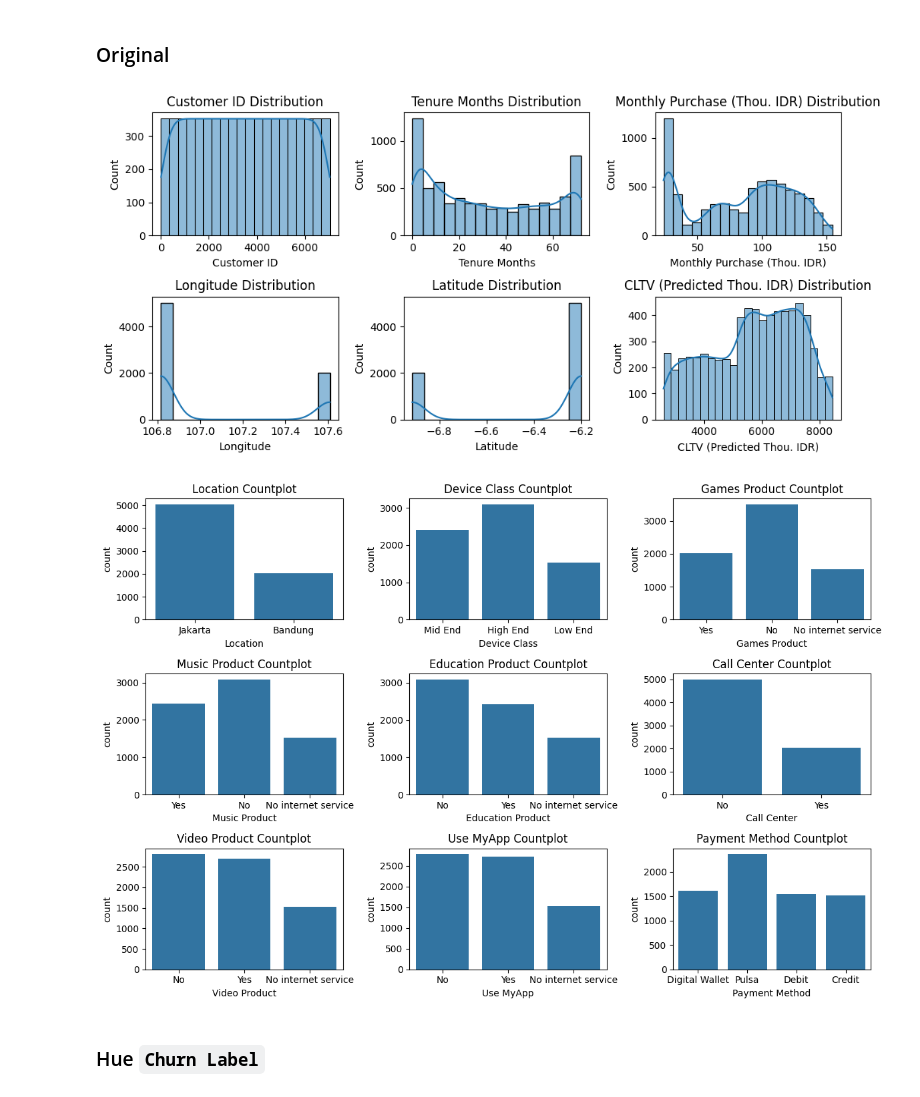
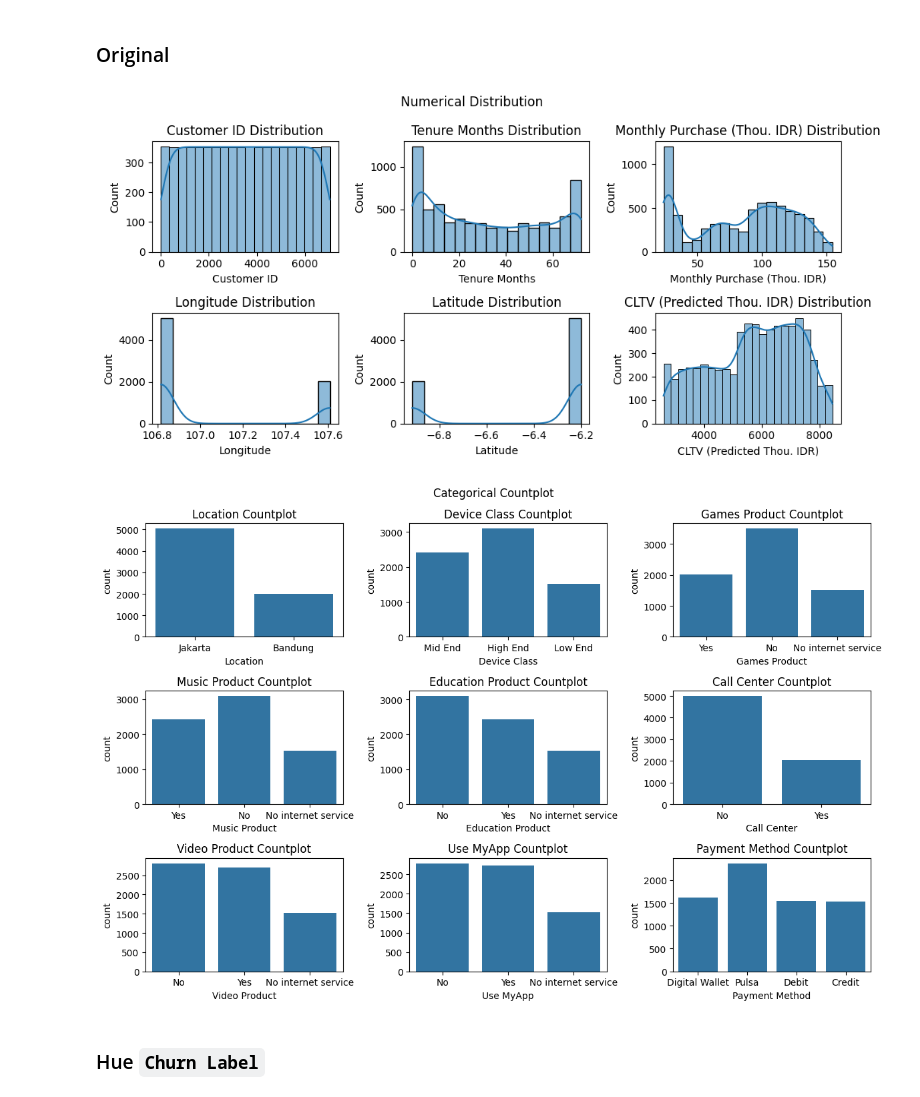
Before and after one commit to marcellinus-witarsah/data-challenge-dsw-2023, a Jupyter notebook: notebooks/03_churn_model.ipynb, the cells around one changed output. Drawn from its saved outputs; the diff is of its cells as text; code cells hidden in the pictures.

Commit message:
Run visualization code for presentation

```diff
--- a/notebooks/03_churn_model.ipynb
+++ b/notebooks/03_churn_model.ipynb
@@ -73,16 +73,17 @@ Around `Rp180,870,800.00` stripped out from the company's monthly income.
 # %%
 numerical_columns = df.select_dtypes(include=[int, float]).columns
 fig, ax = plt.subplots(nrows=int(len(numerical_columns)//3), ncols=3, figsize=(10, 5))
 
 i = 0 # for accessing array of column names
 for rows in ax: # access rows of subplots
     for col in rows: # access column inside subplot rows
         sns.histplot(data=df, x=numerical_columns[i], kde=True, ax=col)
         col.set_title(f"{numerical_columns[i]} Distribution")
         i+=1
+fig.suptitle("Numerical Distribution")
 fig.tight_layout()
 # %% [output]
-[figure, old version]
+[figure, new version]
 # %%
 numerical_columns = df.select_dtypes(include=[object]).columns
 fig, ax = plt.subplots(nrows=int(len(numerical_columns)//3), ncols=3, figsize=(12, 8))
@@ -93,9 +94,10 @@ for rows in ax: # access rows of subplots
         sns.countplot(data=df,x=numerical_columns[i], ax=col)
         col.set_title(f"{numerical_columns[i]} Countplot")
         i+=1
+fig.suptitle("Categorical Countplot")
 fig.tight_layout()
 # %% [output]
-[figure, old version]
+[figure, new version]
 # %% [markdown]
 ### Hue `Churn Label`
 # %%
```
Also changed, not shown: 1 other file.
